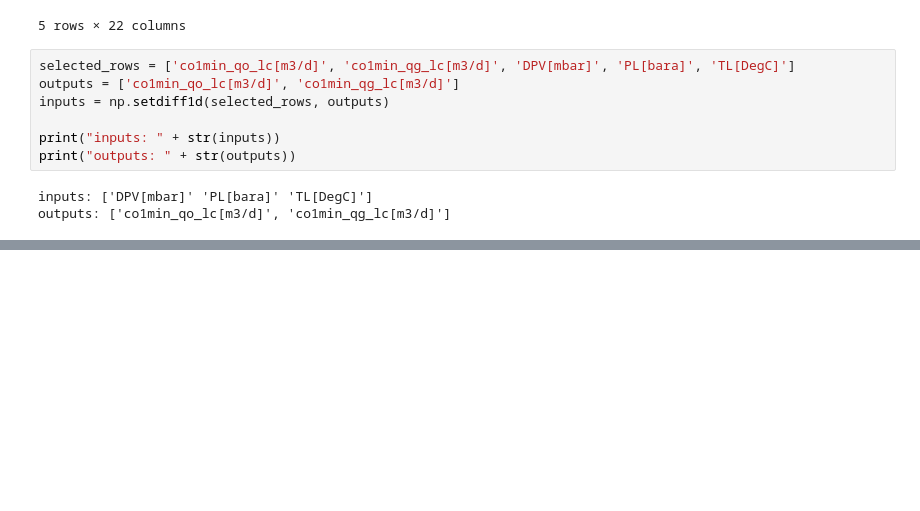
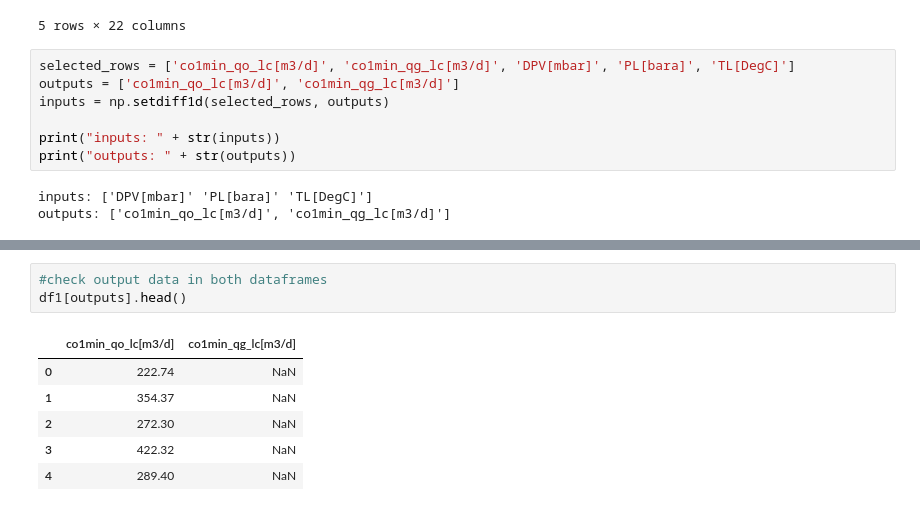
Before and after one commit to myPar/NSU_Practice, a Jupyter notebook: baseline/RNNbaseline.ipynb, the cells around one changed output, grey strips where cells are left out. Drawn from its saved outputs; the diff is of its cells as text; blank space fills up the shorter version.

```diff
--- a/baseline/RNNbaseline.ipynb
+++ b/baseline/RNNbaseline.ipynb
@@ -704,0 +750,10 @@ Date & Time                   qo_lc[m3/d]          qw_lc[m3/d]          qg_lc[m3
+# %%
+#check output data in both dataframes
+df1[outputs].head()
+# %% [output]
+|  | co1min_qo_lc[m3/d] | co1min_qg_lc[m3/d] |
+| 0 | 222.74 | NaN |
+| 1 | 354.37 | NaN |
+| 2 | 272.30 | NaN |
+| 3 | 422.32 | NaN |
+| 4 | 289.40 | NaN |
```
Also changed, not shown: parts of 3 cells of this notebook.
